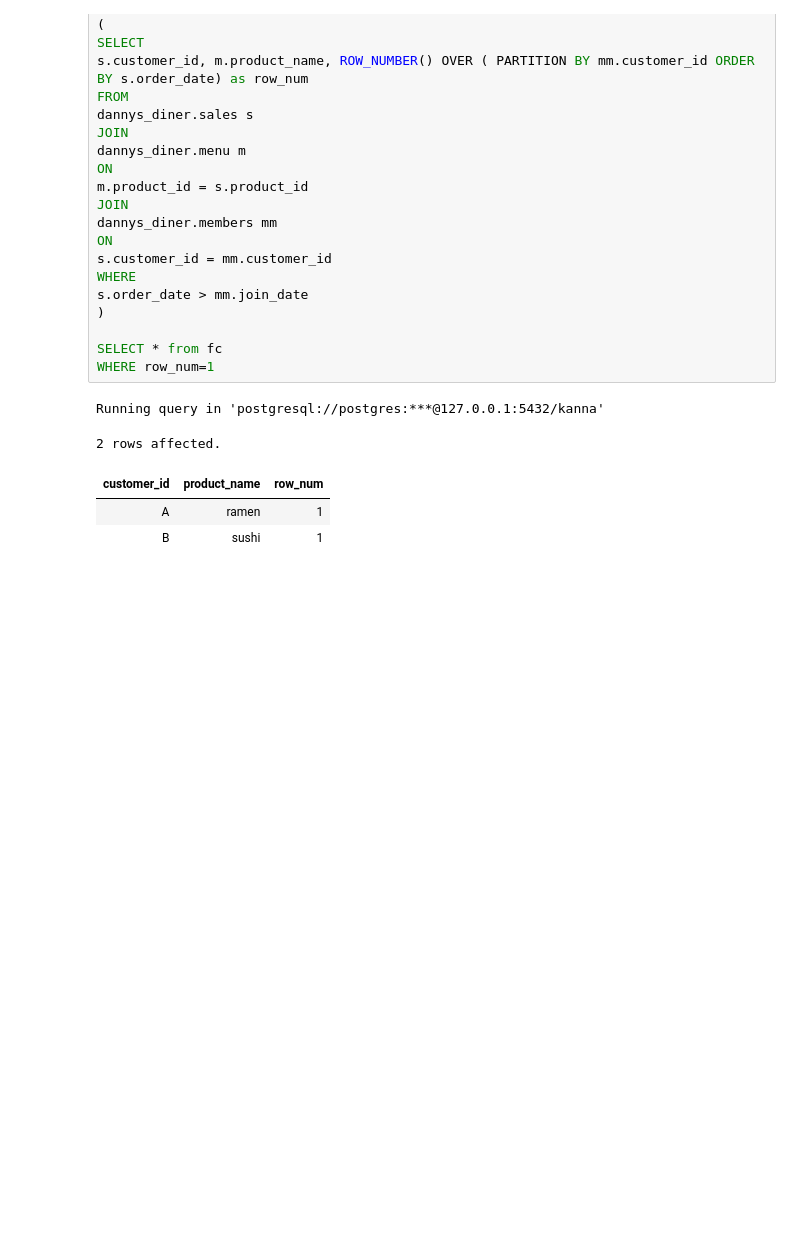
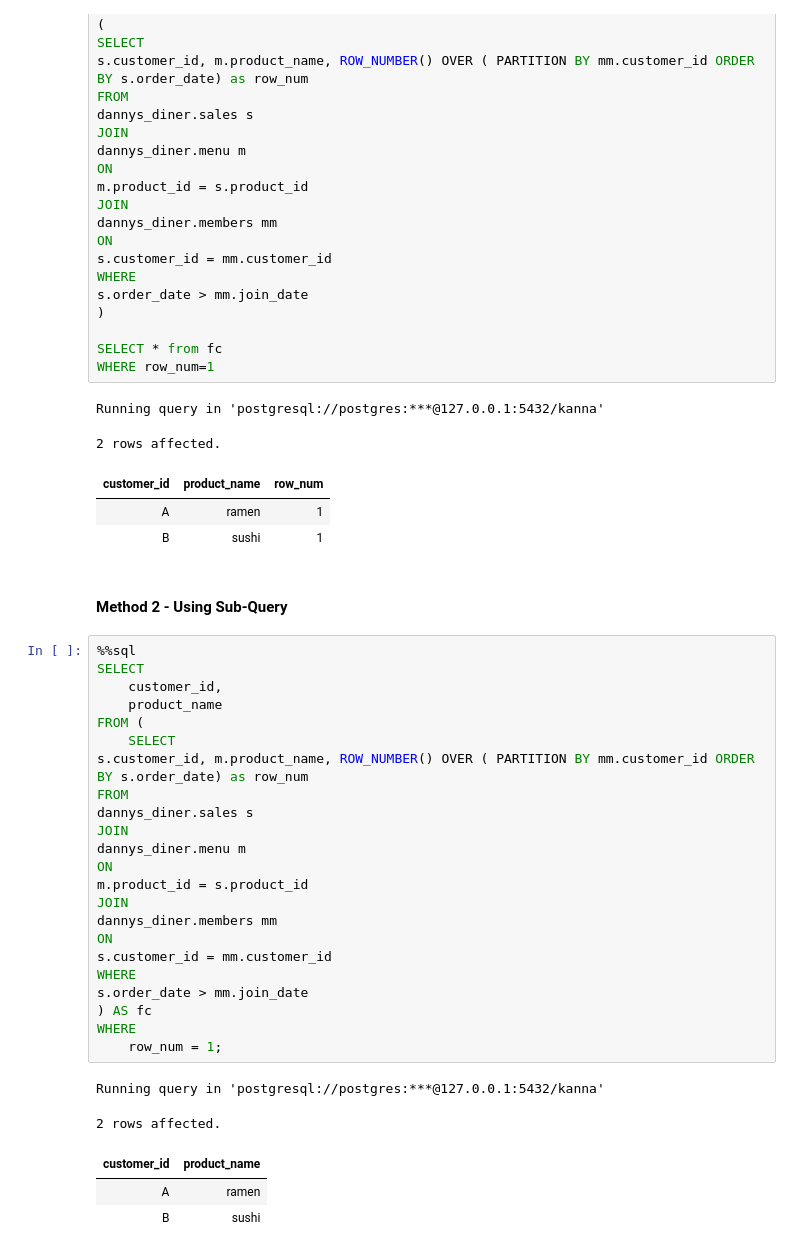
Before and after one commit to nithishsingh/My_Portfolio, a Jupyter notebook: SQL/8_Week_SQL_Challenge/Case Study 1 - Danny's Diner/Danny's_Diner.ipynb, the cells around one changed output. Saved outputs shown, nothing was run; the diff lists cells and outputs as text; blank space fills up the shorter version.

```diff
--- a/SQL/8_Week_SQL_Challenge/Case Study 1 - Danny's Diner/Danny's_Diner.ipynb
+++ b/SQL/8_Week_SQL_Challenge/Case Study 1 - Danny's Diner/Danny's_Diner.ipynb
@@ -576,3 +582,34 @@ Running query in 'postgresql://postgres:***@127.0.0.1:5432/kanna'
 | customer_id | product_name | row_num |
 | A | ramen | 1 |
 | B | sushi | 1 |
+# %% [markdown]
+#### Method 2 - Using Sub-Query
+# %%
+%%sql
+SELECT
+    customer_id,
+    product_name
+FROM (
+    SELECT
+s.customer_id, m.product_name, ROW_NUMBER() OVER ( PARTITION BY mm.customer_id ORDER BY s.order_date) as row_num
+FROM
+dannys_diner.sales s
+JOIN
+dannys_diner.menu m
+ON
+m.product_id = s.product_id
+JOIN
+dannys_diner.members mm
+ON
+s.customer_id = mm.customer_id
+WHERE
+s.order_date > mm.join_date
+) AS fc
+WHERE
+    row_num = 1;
+# %% [output]
+Running query in 'postgresql://postgres:***@127.0.0.1:5432/kanna'
+2 rows affected.
+| customer_id | product_name |
+| A | ramen |
+| B | sushi |
```
Also changed, not shown: parts of 26 cells of this notebook, 4 other files.
